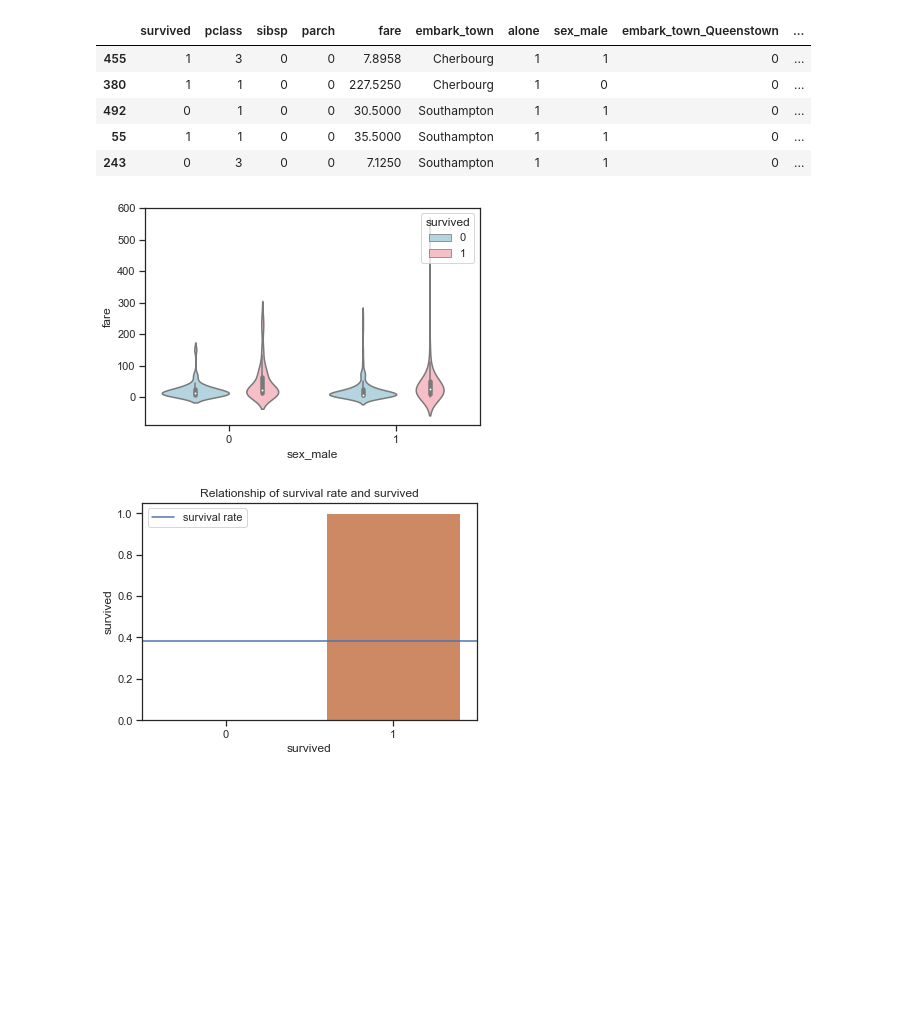
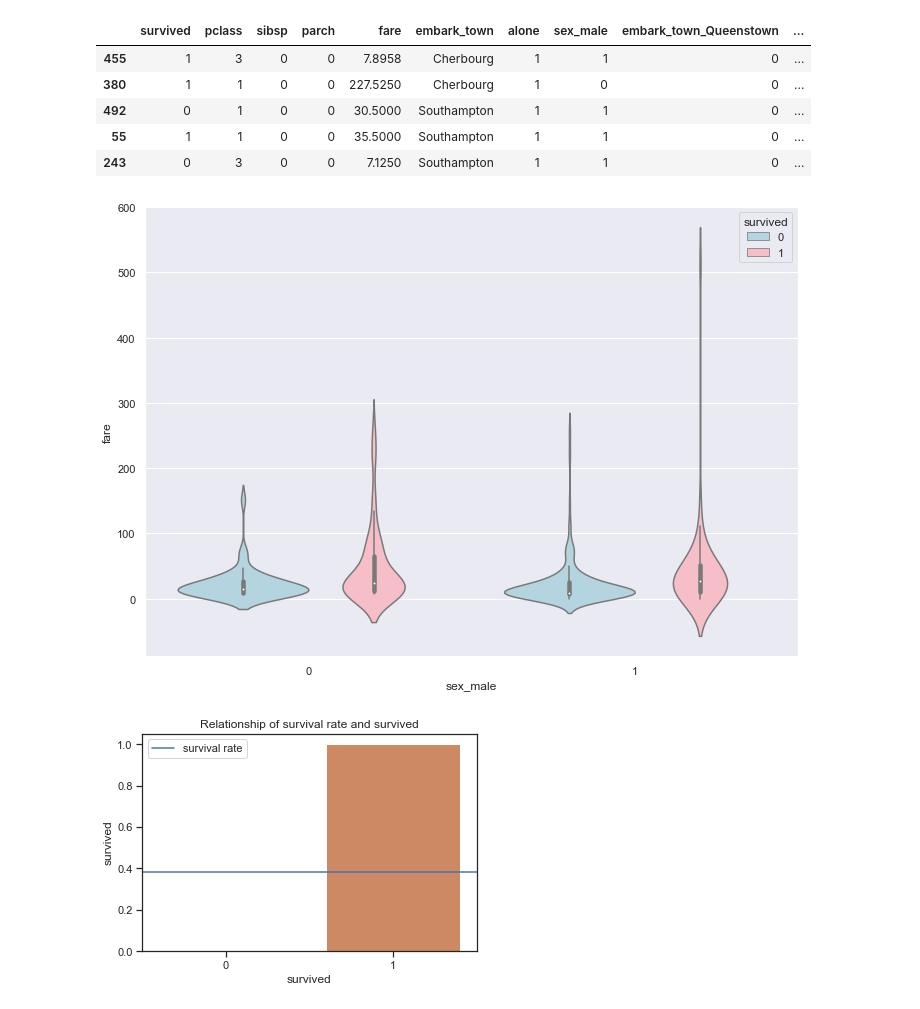
Before and after one commit to michael-haerle/classification-exercises, a Jupyter notebook: classification_exercises.ipynb, the cells around one changed output. Cells and saved outputs as stored; diff of their text form; code cells hidden in the pictures; blank space fills up the shorter version.

```diff
--- a/classification_exercises.ipynb
+++ b/classification_exercises.ipynb
@@ -1455,8 +1485,9 @@ train_titanic.head()
 # %%
 sns.violinplot("sex_male", "fare", hue='survived', data=train_titanic,
                palette=["lightblue", "lightpink"]);
+sns.set(rc={'figure.figsize':(15,9)})
 # %% [output]
-[figure, old version]
+[figure, new version]
 # %%
 def cat_vis(train_titanic, col):
     plt.title('Relationship of survival rate and '+col)
```
Also changed, not shown: parts of 36 cells of this notebook.
